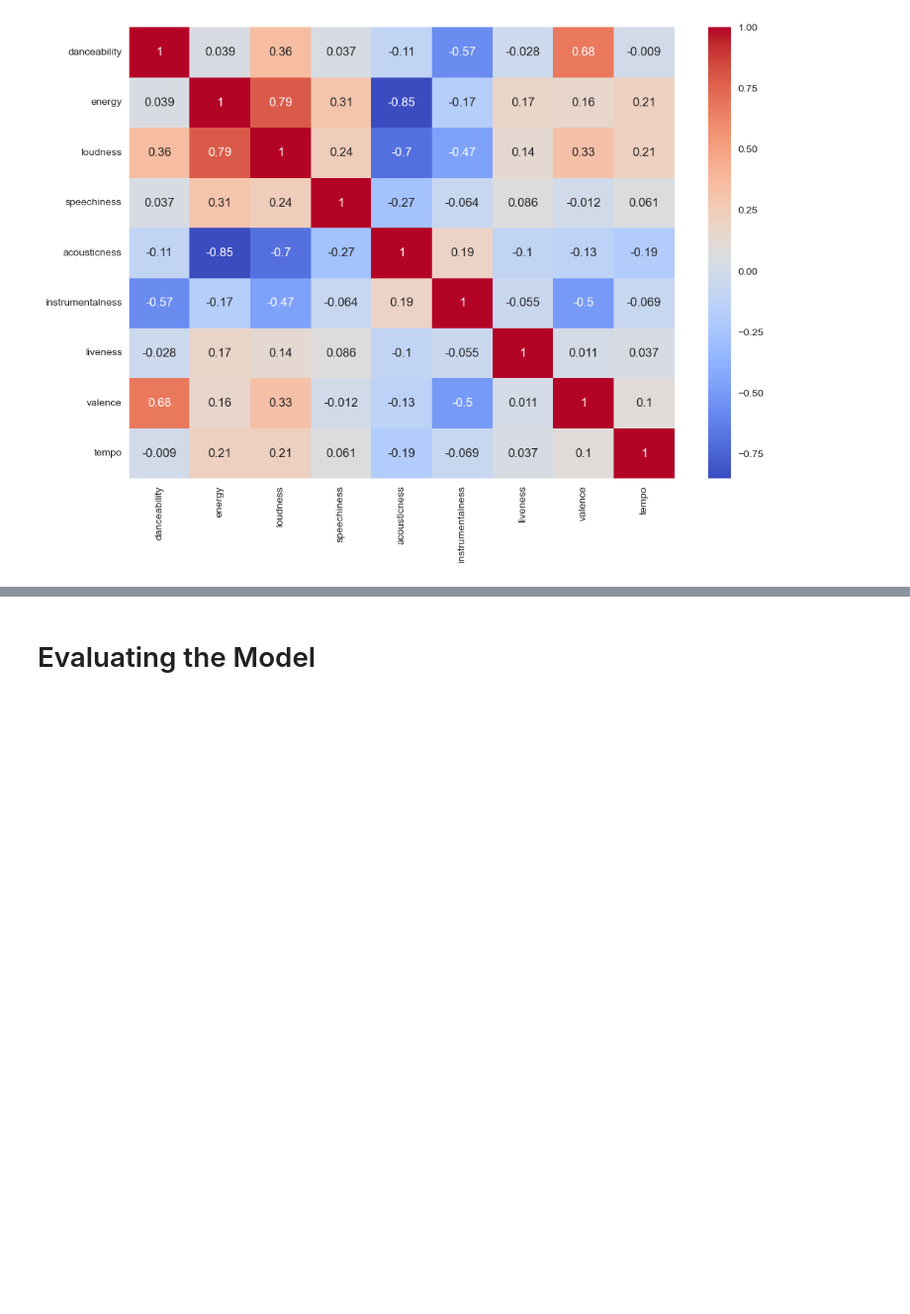
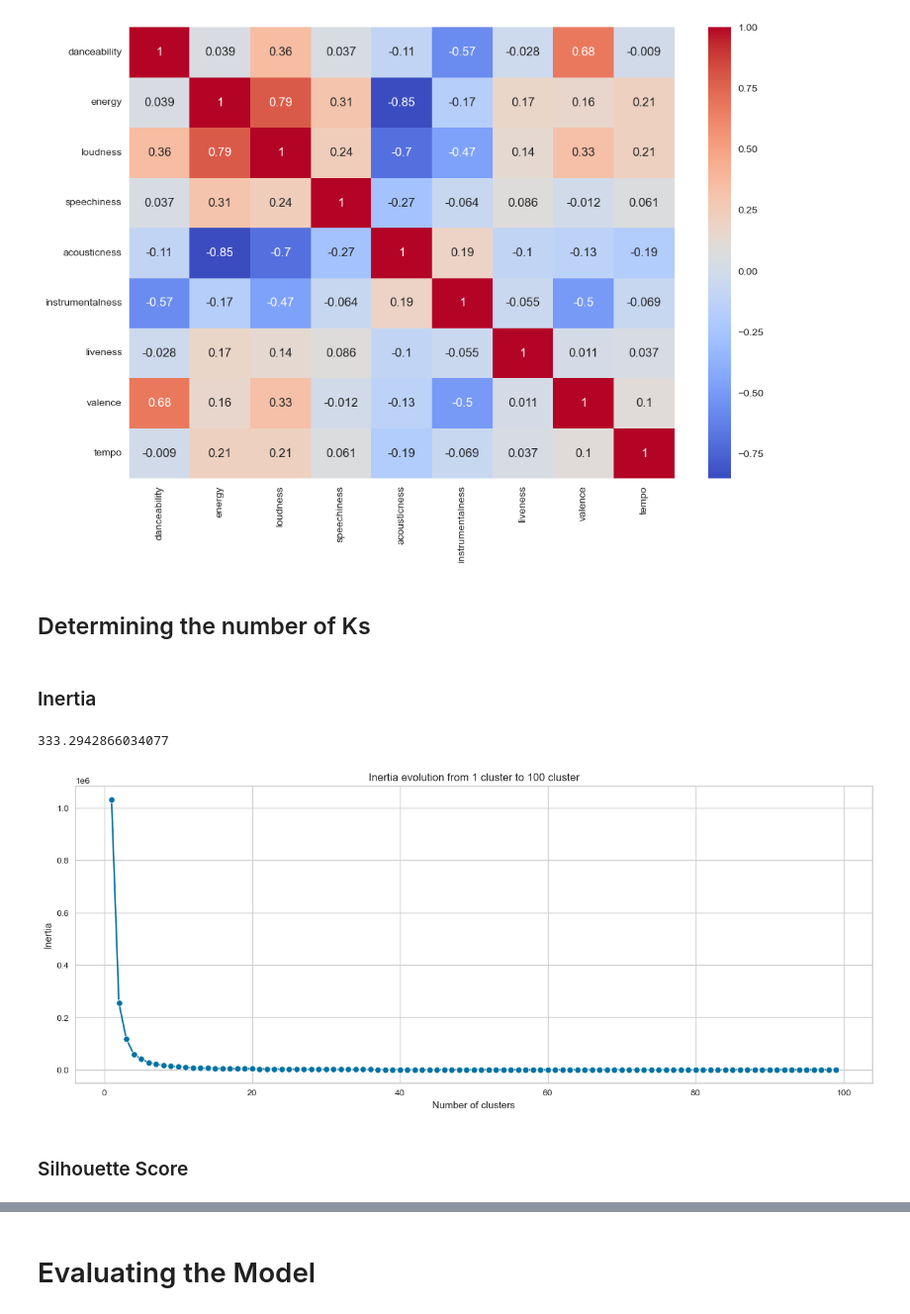
Before and after one commit to MerleSt/SpotifyPlaylistMoosic, a Jupyter notebook: Notebooks/Cluster_Analysis.ipynb, the cells around one changed output, grey strips where cells are left out. Shown at 99% size. Saved outputs shown, nothing was run; the diff lists cells and outputs as text; code cells hidden in the pictures; blank space fills up the shorter version.

```diff
--- a/Notebooks/Cluster_Analysis.ipynb
+++ b/Notebooks/Cluster_Analysis.ipynb
@@ -195,3 +189,17 @@ k_minmax = 55
+# %%
+min_k = 40
+max_k = 55
+sil_score = []
+
+for k in range(min_k, max_k):
+    labels = KMeans(n_clusters=k, n_init= 10, random_state=213).fit(songs).labels_
+    current_silhouette_score = silhouette_score(songs, labels)
+    sil_score.append(current_silhouette_score)
+
+#plotting the results
+plt.title(f'Silhouette score evolution from {min_k} clusters to {max_k - 1} clusters')
+sns.lineplot(x=range(min_k, max_k), y=sil_score, marker='o')
+plt.show()
 # %% [markdown]
 # K-Means
 # %% [markdown]
@@ -199,7 +207,7 @@ Let's say you would prefer the MinMax Scaler since it makes readability and expl
 # %%
 # Step 1: Initial K-means run
 kmeans = KMeans(n_init=10, n_clusters=k_minmax, random_state=213) # adjust the number of clusters as needed
-kmeans.fit(songs_minmax)
+kmeans.fit(songs)
 initial_centroids = kmeans.cluster_centers_
 
 # Step 2: Compute distance of each sample to its closest centroid
@@ -219,5 +227,5 @@ weights = 1.0 / (distances + 1e-10)
 kmeans_weighted = KMeans(n_init=10, n_clusters=k_minmax, random_state=213)
 clusters = kmeans_weighted.fit_predict(songs_robust, sample_weight=weights)
 
-songs_minmax['cluster'] = clusters
+songs['cluster'] = clusters
 # %%
@@ -247,6 +251,6 @@ songs_robust['cluster'] = kmeans.fit_predict(songs_robust)
 # %%
-kmeans = KMeans(n_init=10, n_clusters=k_minmax, random_state=213)  # random_state for reproducibility
-songs_minmax['cluster'] = kmeans.fit_predict(songs_minmax)
+kmeans = KMeans(n_init=10, n_clusters=48, random_state=213)  # random_state for reproducibility
+songs['cluster'] = kmeans.fit_predict(songs)
 # %%
 from sklearn_extra.cluster import KMedoids
 
@@ -351,3 +345,31 @@ sns.heatmap(correlation_matrix, annot=True, cmap='coolwarm')
 plt.show()
 # %% [output]
 [figure]
+# %% [markdown]
+## Determining the number of Ks
+# %% [markdown]
+### Inertia
+# %%
+kmeans.inertia_
+# %% [output]
+333.2942866034077
+# %%
+max_k = 100
+inertia = []
+
+for k in range(1, max_k):
+    inertia.append(KMeans(n_clusters=k, n_init = 10, random_state=213).fit(songs).inertia_)
+
+
+
+#then plot the inertia
+fig, ax = plt.subplots(figsize=(16, 6))
+plt.title(f'Inertia evolution from 1 cluster to {max_k} cluster')
+sns.lineplot(x=range(1, max_k), y=inertia, marker='o')
+plt.xlabel('Number of clusters')
+plt.ylabel('Inertia')
+plt.show()
+# %% [output]
+[figure, added]
+# %% [markdown]
+### Silhouette Score
```
Also changed, not shown: parts of 54 cells of this notebook, 1 other file.
